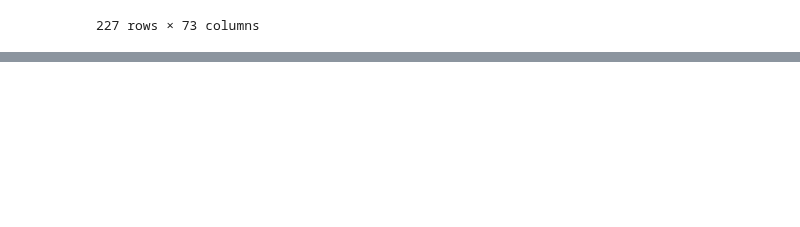
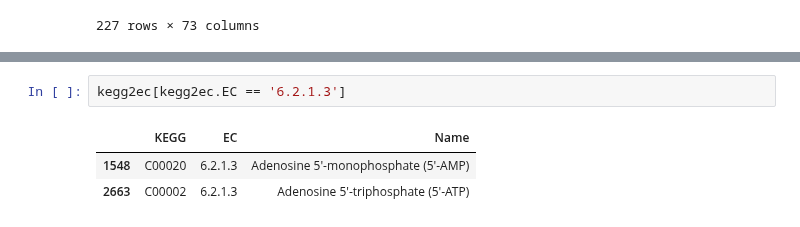
Before and after one commit to menchelab/novarinocollab, a Jupyter notebook: notebooks/metabo_analysis.ipynb, the cells around one changed output, grey strips where cells are left out. Drawn from its saved outputs; the diff is of its cells as text; blank space fills up the shorter version.

```diff
--- a/notebooks/metabo_analysis.ipynb
+++ b/notebooks/metabo_analysis.ipynb
@@ -243,0 +316,6 @@ rp
+# %%
+kegg2ec[kegg2ec.EC == '6.2.1.3']
+# %% [output]
+|  | KEGG | EC | Name |
+| 1548 | C00020 | 6.2.1.3 | Adenosine 5'-monophosphate (5'-AMP) |
+| 2663 | C00002 | 6.2.1.3 | Adenosine 5'-triphosphate (5'-ATP) |
```
Also changed, not shown: parts of 9 cells of this notebook, 7 other files.
